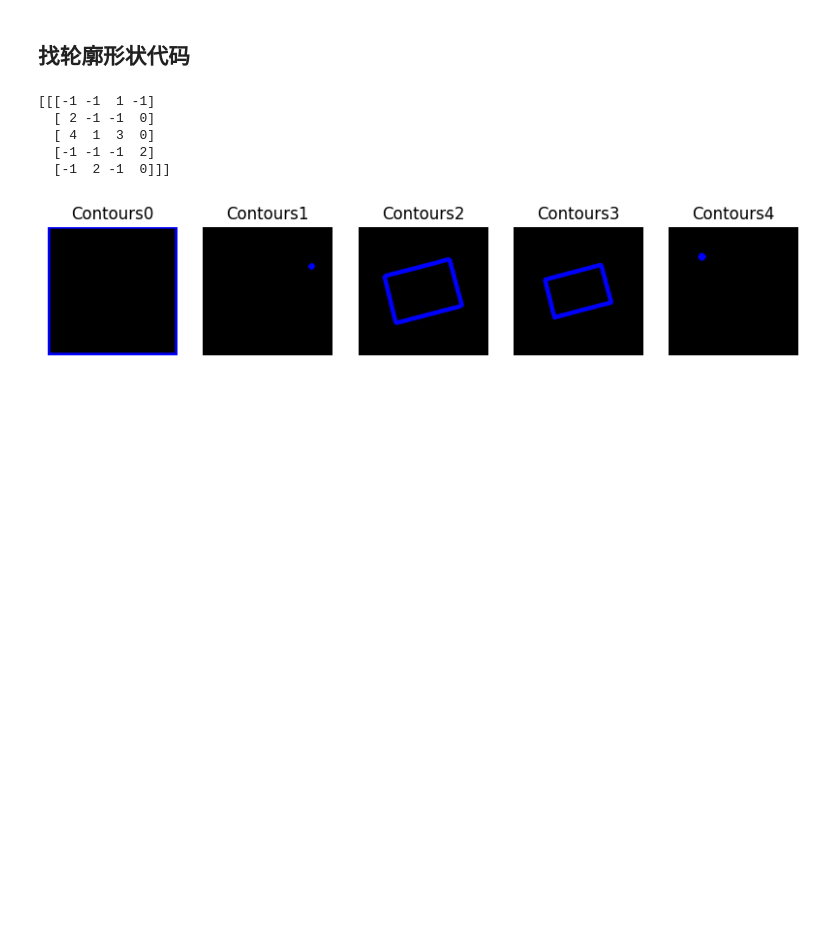
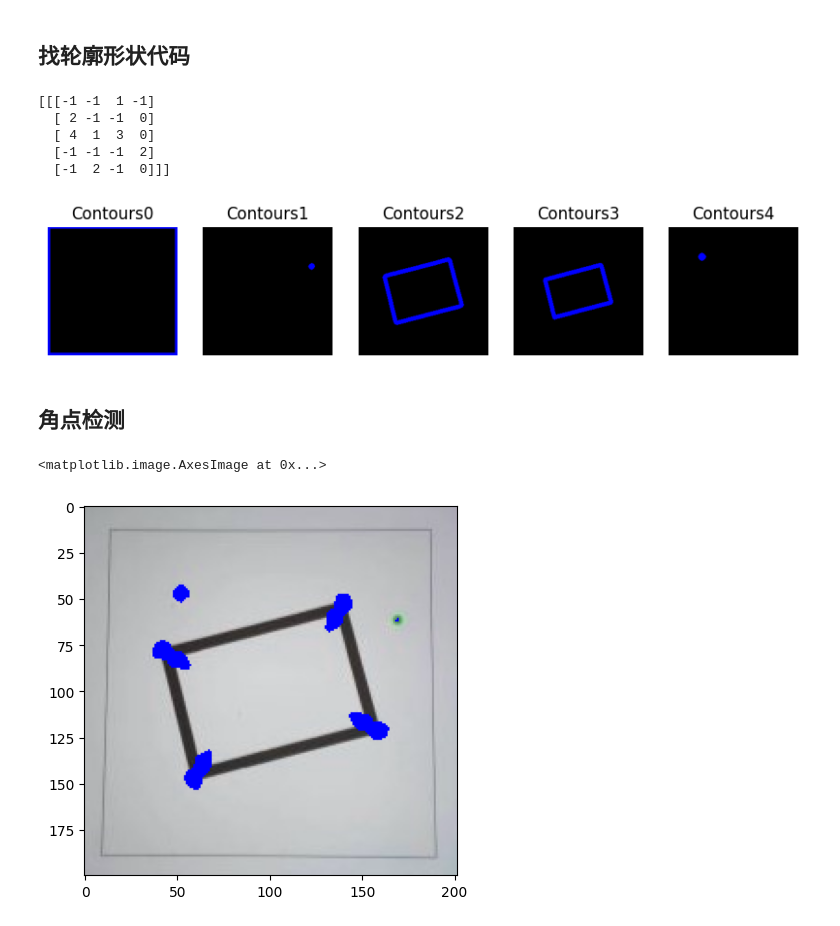
Before and after one commit to Rihoko520/things, a Jupyter notebook: week - 9/视觉追踪.ipynb, the cells around one changed output. Cells and saved outputs as stored; diff of their text form; code cells hidden in the pictures; blank space fills up the shorter version.

```diff
--- a/week - 9/视觉追踪.ipynb
+++ b/week - 9/视觉追踪.ipynb
@@ -47,3 +47,21 @@ print(hierarchy) # 打印组织层次
   [-1 -1 -1  2]
   [-1  2 -1  0]]]
 [figure]
+# %% [markdown]
+## 角点检测
+# %%
+import cv2
+import paddle as paddle
+import paddle.fluid as fluid
+import matplotlib.pyplot as plt
+import numpy as np
+img=cv2.imread('photo/1.jpg')
+gray = cv2.cvtColor(img, cv2.COLOR_BGR2GRAY)
+gray = np.float32(gray)
+dst = cv2.cornerHarris(src=gray, blockSize=9, ksize=23, k=0.04)
+a = dst > 0.01 * dst.max()
+img[a] = [0, 0, 255]
+plt.imshow(img)
+# %% [output]
+<matplotlib.image.AxesImage at 0x...>
+[figure, added]
```
Also changed, not shown: parts of 1 cell of this notebook.
